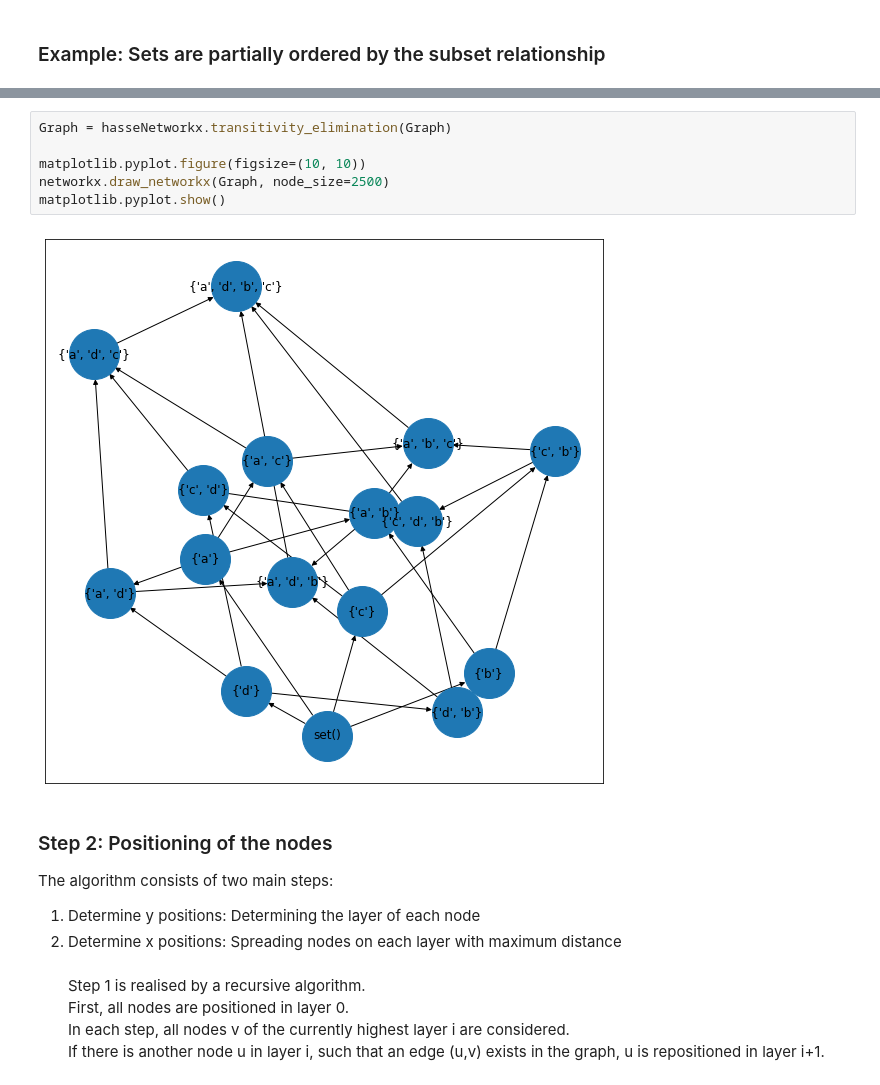
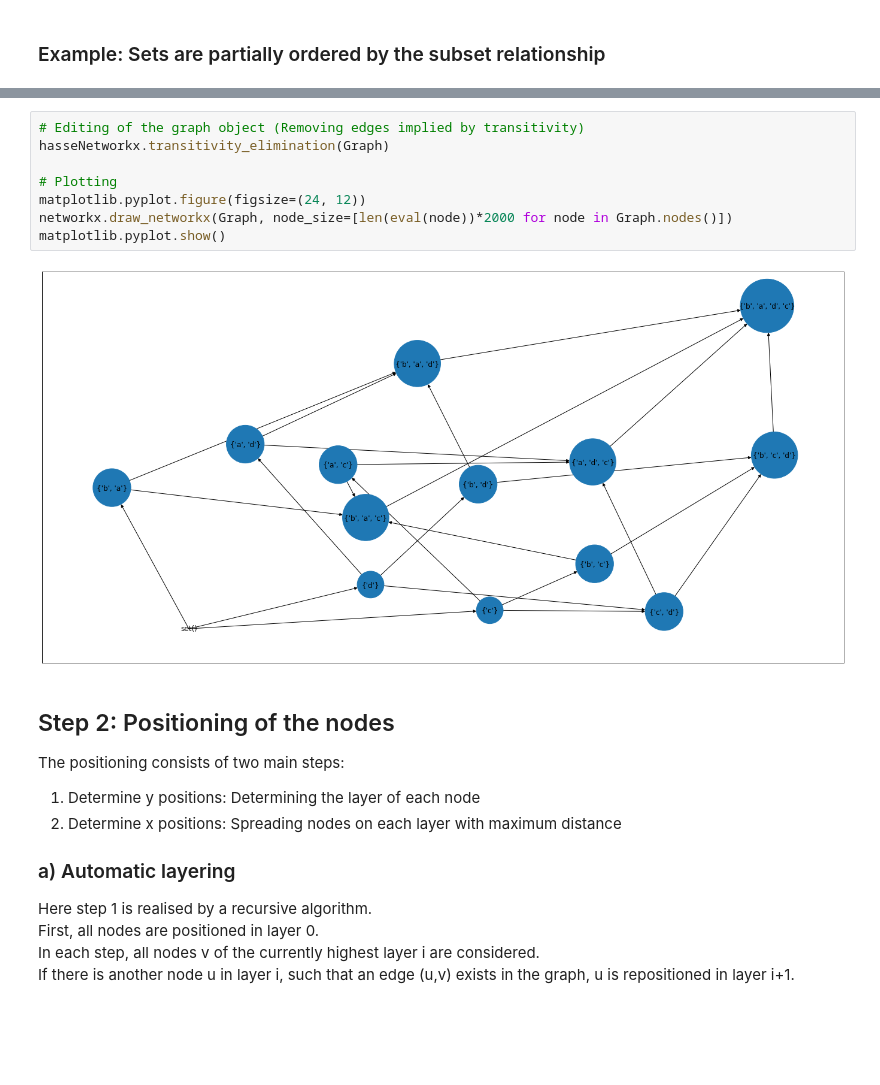
Before and after one commit to SimonHegele/hasseNetworkx, a Jupyter notebook: Demo.ipynb, the cells around one changed output, grey strips where cells are left out. Drawn from its saved outputs; the diff is of its cells as text; blank space fills up the shorter version.

```diff
--- a/Demo.ipynb
+++ b/Demo.ipynb
@@ -33,18 +39,22 @@ matplotlib.pyplot.show()
 
 Edges (u,v) where there exists a path from u to v with more than one node inbetween are removed
 # %%
-Graph = hasseNetworkx.transitivity_elimination(Graph)
+# Editing of the graph object (Removing edges implied by transitivity)
+hasseNetworkx.transitivity_elimination(Graph)
 
-matplotlib.pyplot.figure(figsize=(10, 10))
-networkx.draw_networkx(Graph, node_size=2500)
+# Plotting
+matplotlib.pyplot.figure(figsize=(24, 12))
+networkx.draw_networkx(Graph, node_size=[len(eval(node))*2000 for node in Graph.nodes()])
 matplotlib.pyplot.show()
 # %% [output]
-[figure, old version]
+[figure, new version]
 # %% [markdown]
-### Step 2: Positioning of the nodes
+## Step 2: Positioning of the nodes
 
-The algorithm consists of two main steps:<br>
+The positioning consists of two main steps:<br>
 1. Determine y positions: Determining the layer of each node
-2. Determine x positions: Spreading nodes on each layer with maximum distance<br><br>
-Step 1 is realised by a recursive algorithm.<br> First, all nodes are positioned in layer 0.<br> In each step, all nodes v of the currently highest layer i are considered.<br> If there is another node u in layer i, such that an edge (u,v) exists in the graph, u is repositioned in layer i+1.
+2. Determine x positions: Spreading nodes on each layer with maximum distance
+
+### a) Automatic layering
+Here step 1 is realised by a recursive algorithm.<br> First, all nodes are positioned in layer 0.<br> In each step, all nodes v of the currently highest layer i are considered.<br> If there is another node u in layer i, such that an edge (u,v) exists in the graph, u is repositioned in layer i+1.
 # %%
```
Also changed, not shown: parts of 9 cells of this notebook, 1 other file.
